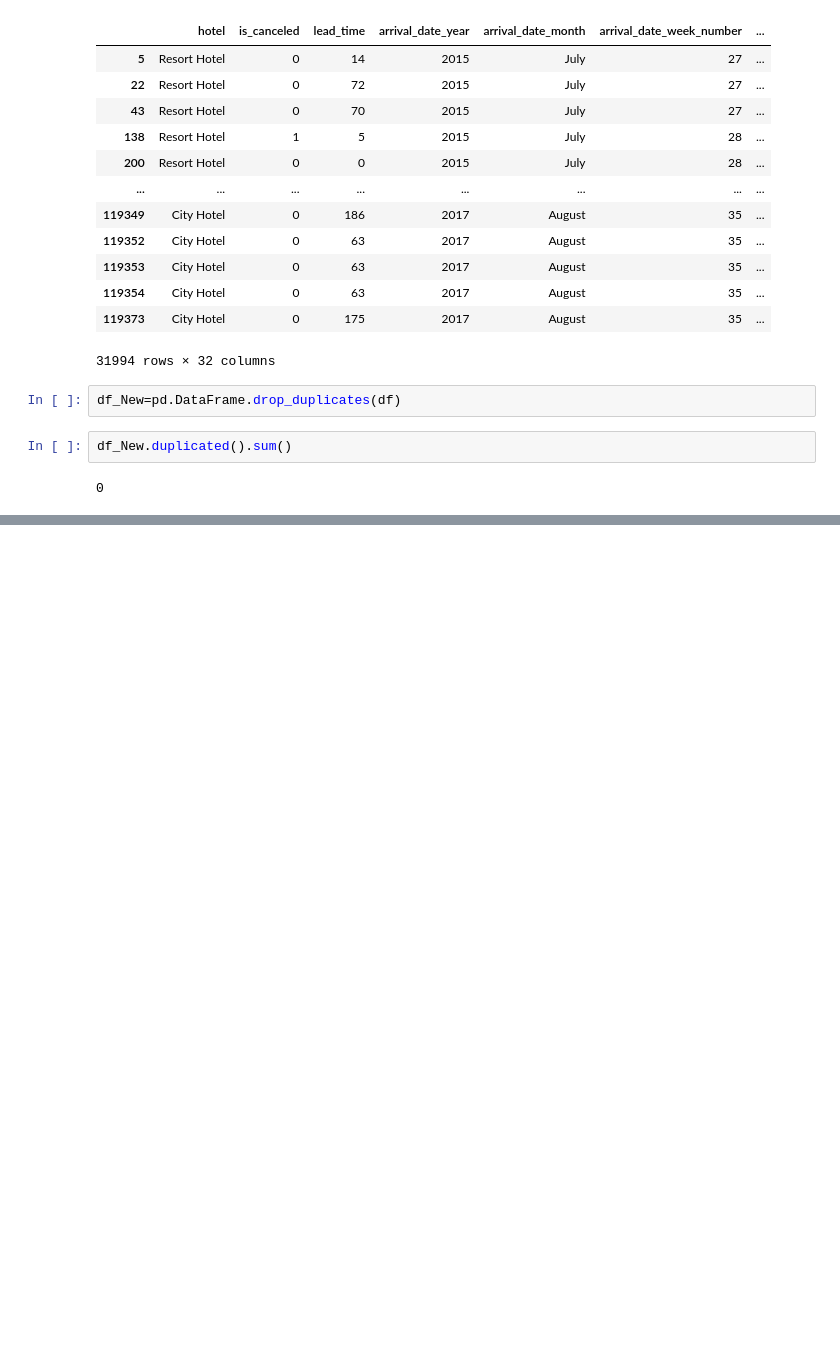
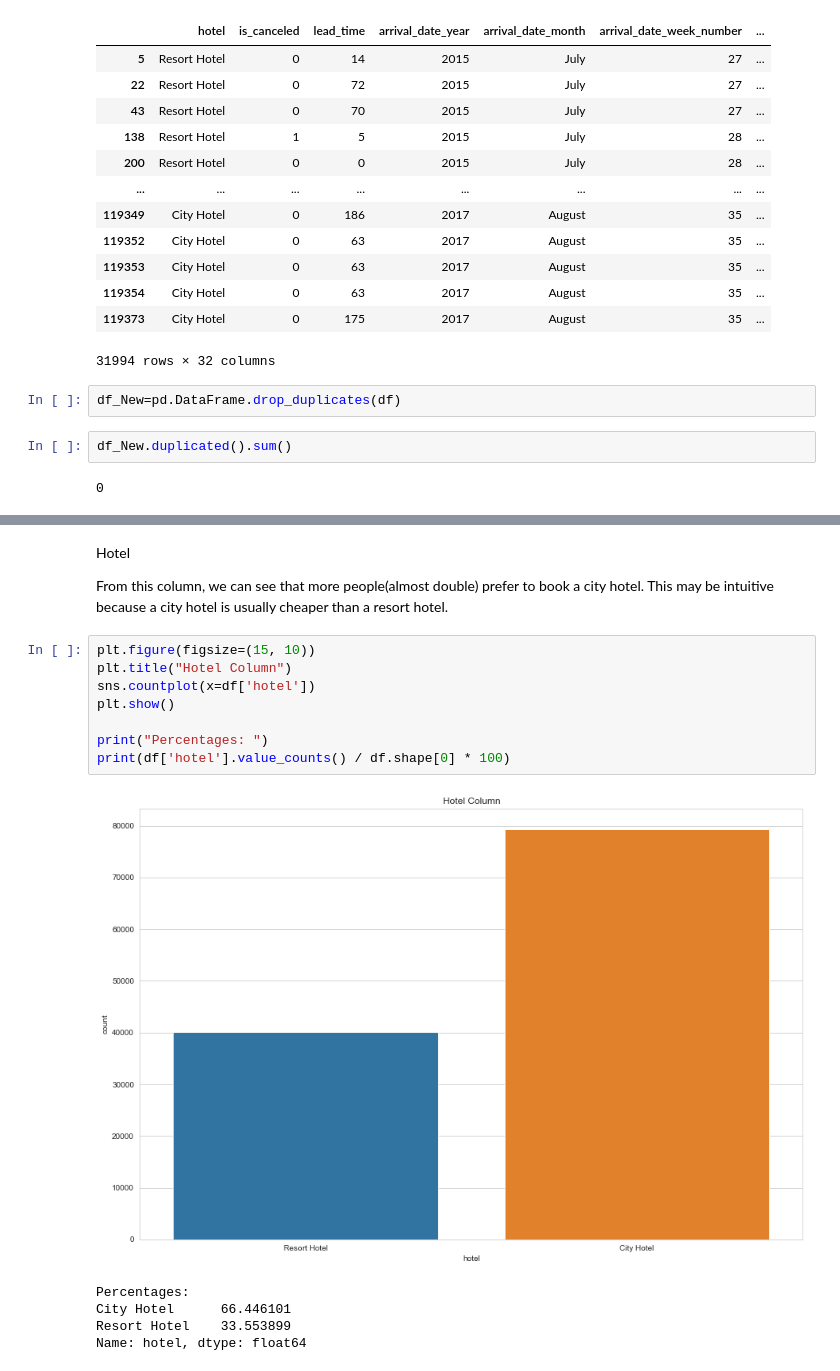
Before and after one commit to SiddiquiZoya787/Hotel-Booking-Demand, a Jupyter notebook: hotel booking demand.ipynb, the cells around one changed output, grey strips where cells are left out. Saved outputs shown, nothing was run; the diff lists cells and outputs as text; blank space fills up the shorter version.

```diff
--- a/hotel booking demand.ipynb
+++ b/hotel booking demand.ipynb
@@ -67,0 +311,18 @@ df_New.duplicated().sum()
+# %% [markdown]
+Hotel
+
+From this column, we can see that more people(almost double) prefer to book a city hotel. This may be intuitive because a city hotel is usually cheaper than a resort hotel.
+# %%
+plt.figure(figsize=(15, 10))
+plt.title("Hotel Column")
+sns.countplot(x=df['hotel'])
+plt.show()
+
+print("Percentages: ")
+print(df['hotel'].value_counts() / df.shape[0] * 100)
+# %% [output]
+[figure, added]
+Percentages:
+City Hotel      66.446101
+Resort Hotel    33.553899
+Name: hotel, dtype: float64
```
Also changed, not shown: parts of 179 cells of this notebook.
